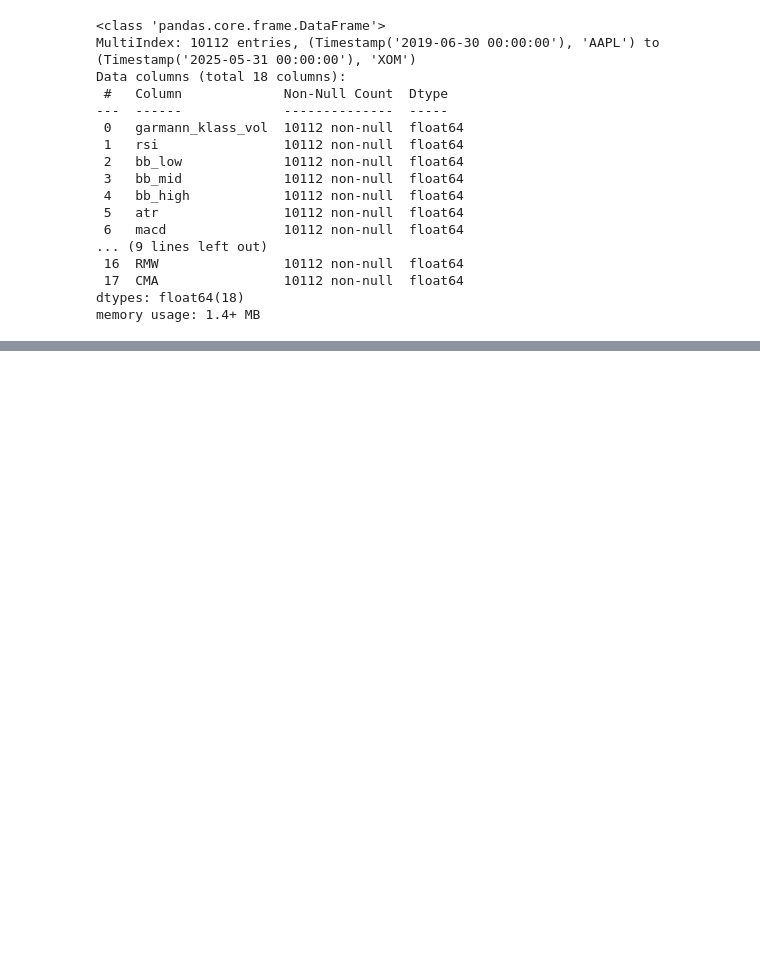
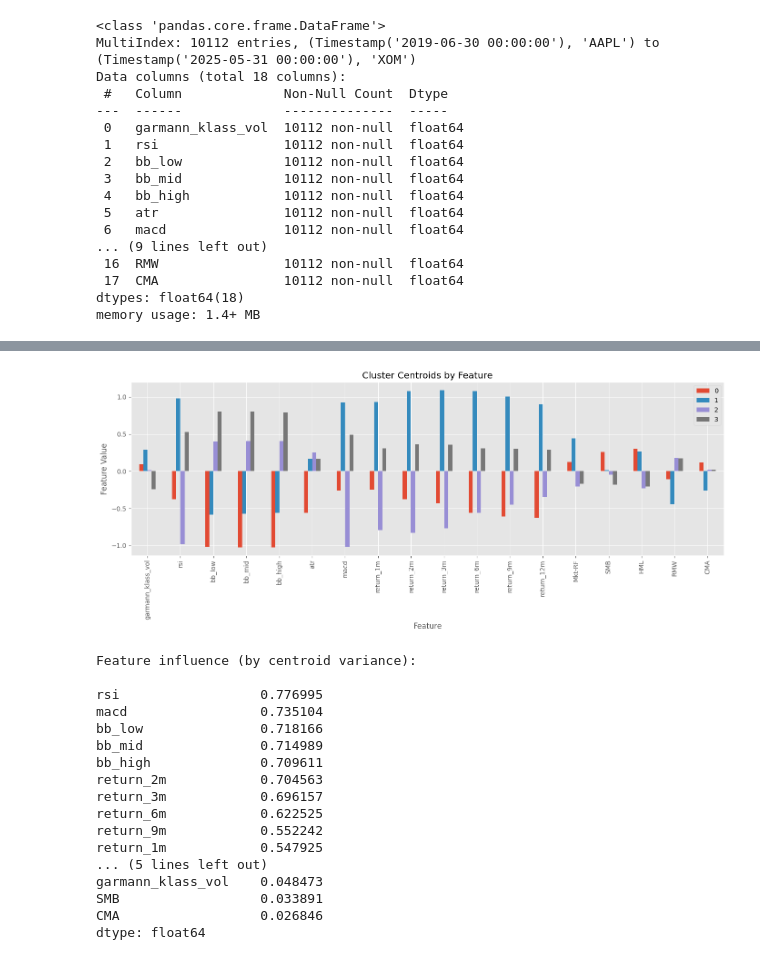
Before and after one commit to pelazas/algotrading, a Jupyter notebook: unsupervised_learning_strategy.ipynb, the cells around one changed output, grey strips where cells are left out. Drawn from its saved outputs; the diff is of its cells as text; code cells hidden in the pictures; blank space fills up the shorter version.

Commit message:
normalize + k means cluster

```diff
--- a/unsupervised_learning_strategy.ipynb
+++ b/unsupervised_learning_strategy.ipynb
@@ -286,0 +289,9 @@ memory usage: 1.4+ MB
+# %%
+from sklearn.preprocessing import StandardScaler
+
+def scale_per_date(group):
+    scaler = StandardScaler()
+    scaled_values = scaler.fit_transform(group)
+    return pd.DataFrame(scaled_values, index=group.index, columns=group.columns)
+
+data_normalized = data.groupby('date', group_keys=False).apply(scale_per_date)
@@ -286,0 +315,12 @@ memory usage: 1.4+ MB
+# %%
+from sklearn.cluster import KMeans
+
+def get_clusters(df):
+    df['cluster'] = KMeans(n_clusters=4,
+                           random_state=0,
+                           init='random').fit(df).labels_
+    return df
+
+data_normalized = data_normalized.dropna().groupby('date', group_keys=False).apply(get_clusters)
+
+data_normalized
@@ -286,0 +342,39 @@ memory usage: 1.4+ MB
+# %%
+# 3. Refit KMeans on full data (without cluster column)
+features = data_normalized.drop(columns='cluster')
+kmeans_full = KMeans(n_clusters=4, random_state=0, init='random')
+kmeans_full.fit(features)
+
+# 4. Analyze centroids (feature influence)
+centroids = pd.DataFrame(kmeans_full.cluster_centers_, columns=features.columns)
+
+# Plot how each feature varies across clusters
+centroids.T.plot(kind='bar', figsize=(14, 6), title='Cluster Centroids by Feature')
+plt.ylabel("Feature Value")
+plt.xlabel("Feature")
+plt.tight_layout()
+plt.show()
+
+# 5. Rank features by variance across clusters (proxy for influence)
+feature_influence = centroids.var(axis=0).sort_values(ascending=False)
+print("Feature influence (by centroid variance):\n")
+print(feature_influence)
+# %% [output]
+[figure, added]
+Feature influence (by centroid variance):
+
+rsi                  0.776995
+macd                 0.735104
+bb_low               0.718166
+bb_mid               0.714989
+bb_high              0.709611
+return_2m            0.704563
+return_3m            0.696157
+return_6m            0.622525
+return_9m            0.552242
+return_1m            0.547925
+... (5 lines left out)
+garmann_klass_vol    0.048473
+SMB                  0.033891
+CMA                  0.026846
+dtype: float64
```
Also changed, not shown: parts of 9 cells of this notebook.
